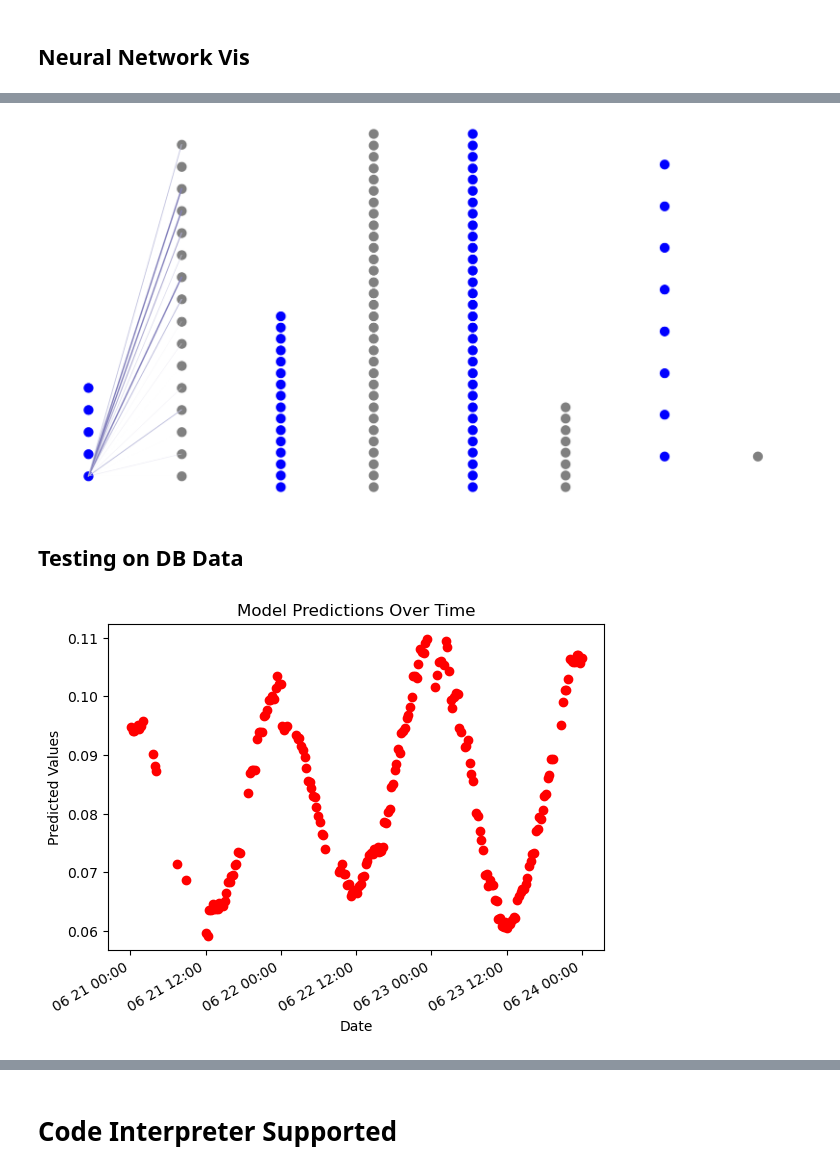
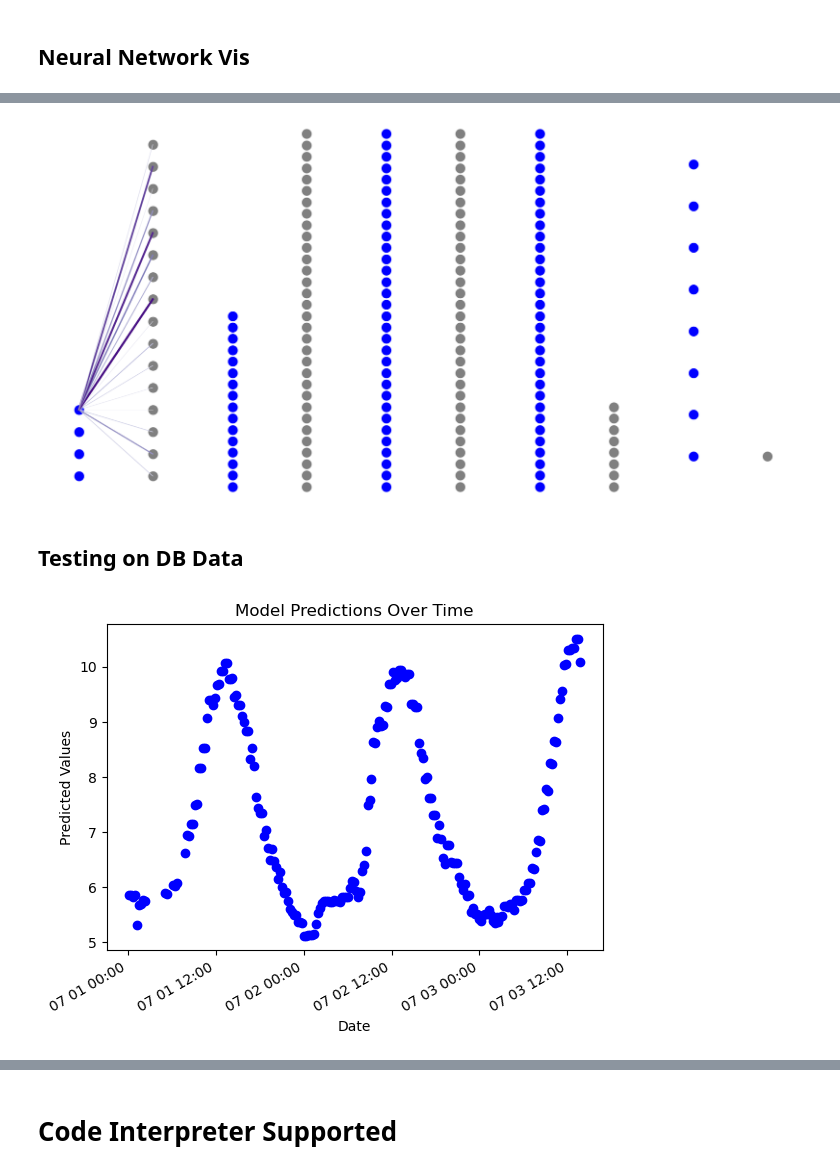
Before and after one commit to NawidT/morefish-ml, a Jupyter notebook: training/nh3_train.ipynb, the cells around one changed output, grey strips where cells are left out. Drawn from its saved outputs; the diff is of its cells as text; code cells hidden in the pictures.

```diff
--- a/training/nh3_train.ipynb
+++ b/training/nh3_train.ipynb
@@ -242,11 +240,11 @@ class MyDataset(Dataset):
     def __init__(self, dataframe):
         #'PH_DO', 'Pressure_DO', 'RH_DO', 'CloudCover_DO', 'Temp_DO','DiffuseRad_DO', 'Precip_DO', 'RH_PH', 'RH_Pressure'
         dataframe.rename(columns={'PH': 'ph', 'pressure_msl (hPa)': 'pressure', 'relative_humidity_2m (%)': 'humid', 'diffuse_radiation (W/m²)': 'light', 'temperature_2m (°C)': 'temperature', 'DO_MGL': 'do'}, inplace=True)
-        self.numeric_columns = ['ph','do', 'temperature', 'hour', 'previous_ammonia']
+        self.numeric_columns = ['ph','do', 'temperature', 'hour']
         self.transformer = preprocessing.RobustScaler()
         transformed_data = self.transformer.fit_transform(dataframe[self.numeric_columns])
         dataframe[self.numeric_columns] = transformed_data
-        self.data = dataframe.dropna(subset=['NH3_MGL']).reset_index(drop=True)
+        self.data = dataframe.dropna(subset=['NH4_N_MGL']).reset_index(drop=True)
 
 
     def __len__(self):
@@ -472,11 +403,11 @@ class TransformerNet1():
         out = self.transformer(x)
         return out
 # %%
-model = ann
+model = ConvNet1()
 
 loss_fn = nn.SmoothL1Loss()
-optimizer = optim.AdamW(model.parameters(), lr=0.001, weight_decay=0.05)
-num_epochs = 1
+optimizer = optim.AdamW(model.parameters(), lr=0.0001, weight_decay=0.005)
+num_epochs = 3
 
 test = comb.copy(True)
 
@@ -638,10 +574,10 @@ def plot_ann(model, node_to_highlight=None):
     plt.show()
 
 # Example usage:
-plot_ann(ann.main, node_to_highlight=(0, 0))
-# ['ph','do', 'temperature', 'hour', 'previous_ammonia']
+plot_ann(ann.main, node_to_highlight=(0, 3))
+# ['ph','do', 'temperature', 'hour']
 # %% [output]
-[figure, old version]
+[figure, new version]
 # %% [markdown]
 ## Testing on DB Data
 # %%
@@ -701,8 +637,10 @@ import pickle
 # Load the saved model
 with open('./weights/do_svm_weighted.pkl', 'rb') as file:
     loaded_model = pickle.load(file)
+
+
 df_do = df.rename(columns={'light': 'global_light_energy_w_m2', 'airtemp': 'airtemp_oc', 'humid': 'humid_rh', 'temperature': 'temperature_oc'})
-do_pred = loaded_model.predict(df_do[['global_light_energy_w_m2', 'ph', 'temperature_oc', 'humid_rh', 'airtemp_oc','depth', 'hour']])
+do_pred = predict(df_do[['global_light_energy_w_m2', 'ph', 'temperature_oc', 'humid_rh', 'airtemp_oc','depth', 'hour']])
 df['do'] = do_pred
 # %%
 # test the neural net model and store its result in the pandas df
@@ -711,9 +649,10 @@ y_pred_all = []
 
 # Initialize the previous_ammonia_values list
 df['previous_ammonia'] = 0.5
-df['NH3_MGL'] = 0.5
+df['NH4_N_MGL'] = 0.5
 previous_ammonia_values = [0.5] * len(df)
-dataset = Prev_NH4_Dataset(df, previous_ammonia_values)
+df_copy = df.copy(True)
+dataset = MyDataset(df_copy)
 data_loader = DataLoader(dataset, shuffle=False, batch_size=1)
 
 y_pred_all = []
@@ -721,36 +660,36 @@ y_pred_all = []
 with torch.no_grad():
     for idx, (inputs, labels) in enumerate(data_loader):
         # Forward pass to get predictions
         y_pred = model(inputs.float())
 
         # Convert tensors to numpy arrays and flatten them
         y_pred_flat = y_pred.cpu().numpy().flatten()
 
         # Append to the lists
         y_pred_all.extend(y_pred_flat)
 
         # Use the predicted value for the next prediction
         # Update the next instance's previous_ammonia value with the current prediction
-        if idx < len(data_loader) - 1:  # Ensure there's a next instance to update
-            previous_ammonia_values[idx+1] = y_pred_flat[0]
+        # if idx < len(data_loader) - 1:  # Ensure there's a next instance to update
+        #     previous_ammonia_values[idx+1] = y_pred_flat[0]
 
 df['DeepNN'] = y_pred_all
 
 
-bet = df.loc[df['datetime'].between('2023-06-21', '2023-06-24')]
+bet = df.loc[df['datetime'].between('2023-07-01', '2023-07-04')]
 
 # Plot the predictions over time
 fig, ax = plt.subplots()
-ax.plot(bet['datetime'], bet['DeepNN'].astype(float), 'ro')
-#ax.plot(bet['datetime'], bet['do'].astype(float), 'bo')
+#ax.plot(bet['datetime'], bet['DeepNN'].astype(float), 'ro')
+ax.plot(bet['datetime'], bet['do'].astype(float), 'bo')
 
 # Format the date labels on the x-axis
 myFmt = DateFormatter("%m %d %H:%M")
 ax.xaxis.set_major_formatter(myFmt)
 fig.autofmt_xdate()
 plt.xlabel('Date')
 plt.ylabel('Predicted Values')
 plt.title('Model Predictions Over Time')
 plt.show()
 # %% [output]
-[figure, old version]
+[figure, new version]
```
Also changed, not shown: parts of 9 cells of this notebook, 6 other files.
